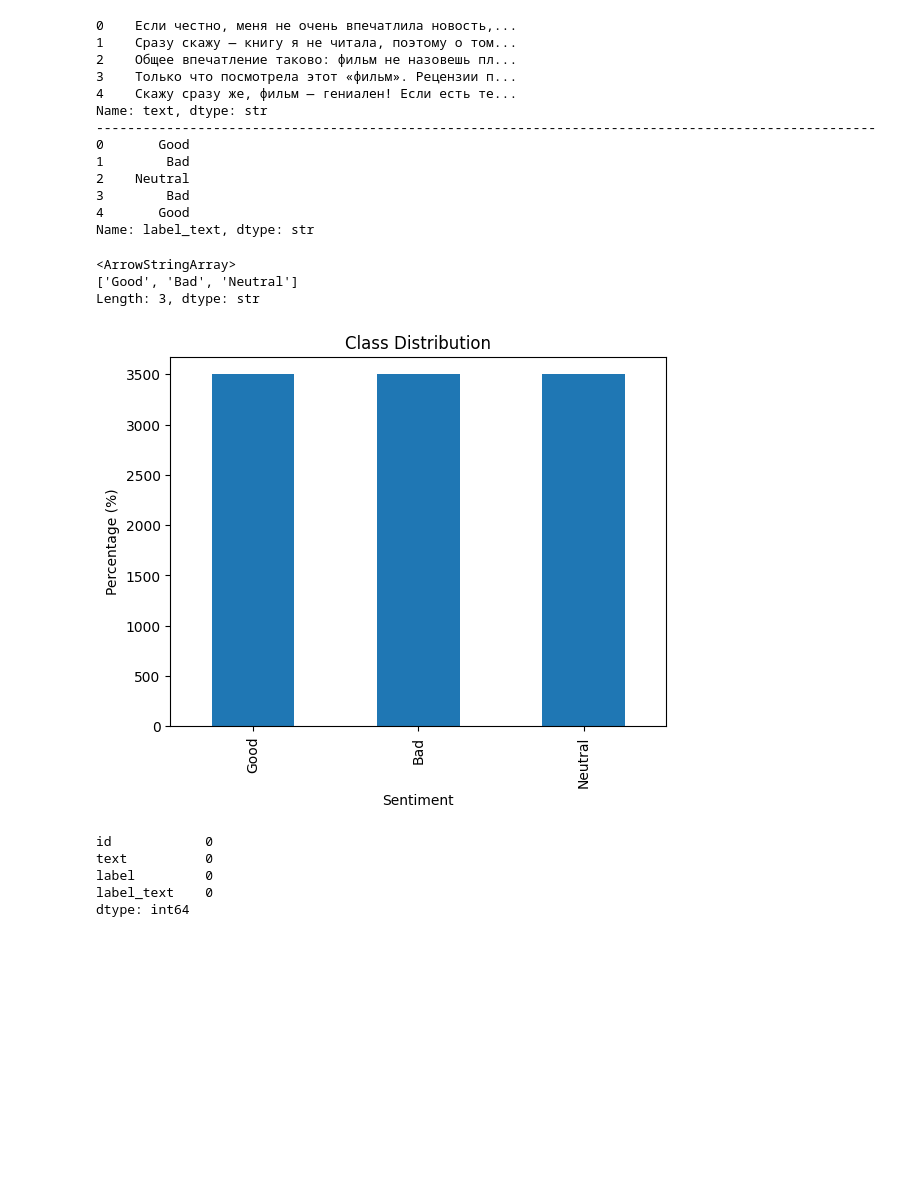
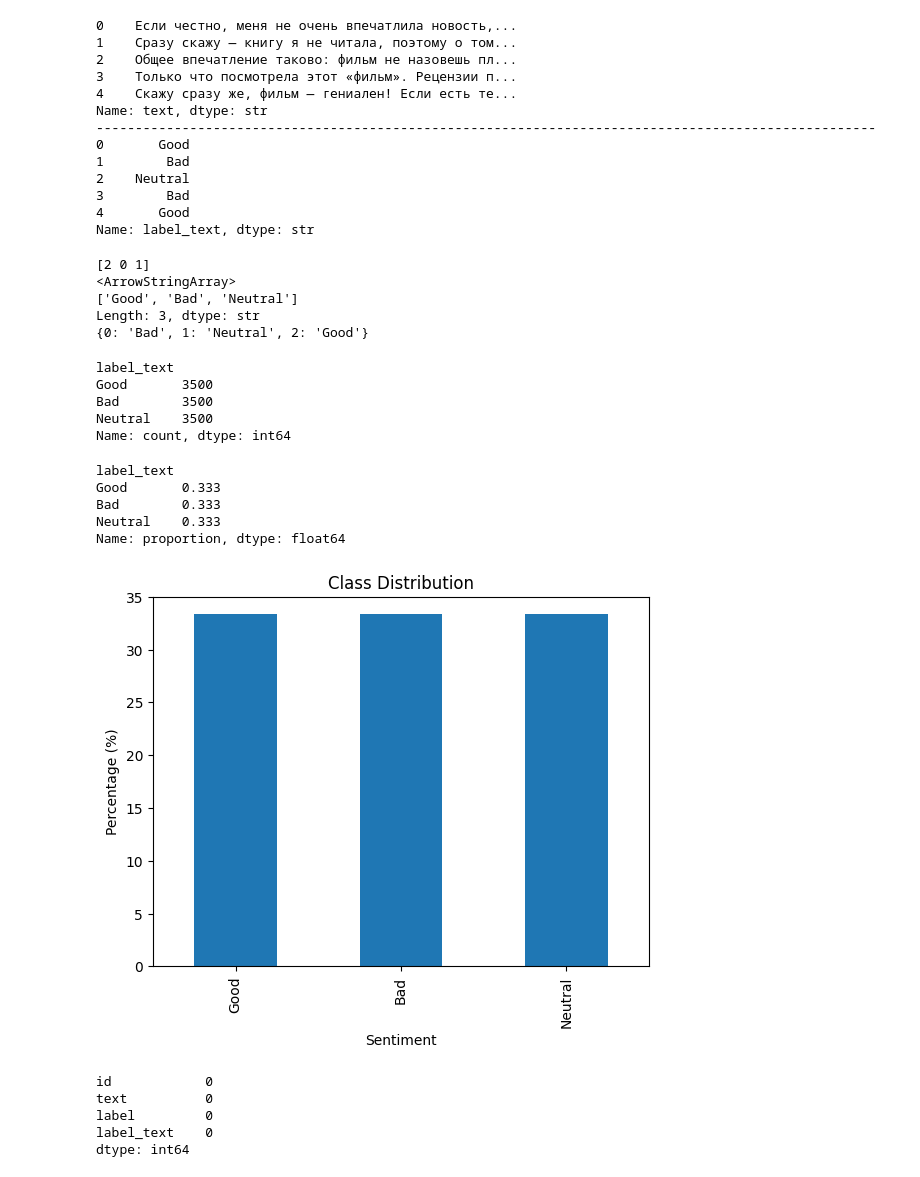
Before and after one commit to KrisTinaShch/kinopoisk_sentiment_analysis, a Jupyter notebook: kinopoisk_sentiment_analysis.ipynb, the cells around one changed output. Drawn from its saved outputs; the diff is of its cells as text; code cells hidden in the pictures; blank space fills up the shorter version.

```diff
--- a/kinopoisk_sentiment_analysis.ipynb
+++ b/kinopoisk_sentiment_analysis.ipynb
@@ -80,13 +73,14 @@ dataset["train"].features
  'label': Value('int64'),
  'label_text': Value('string')}
 # %%
-# store the column names in variables, so the rest of the notebook does not depend on hard-coded strings.
-TEXT_COL = train_df['text']
-LABEL_COL = train_df['label_text']
+# store the column names in variables, so the rest of the notebook does not depend on hard-coded strings
+TEXT_COL = "text"
+LABEL_COL = "label"
+LABEL_TEXT_COL = "label_text"
 
-print(TEXT_COL.head(5))
-print('-'*100)
-print(LABEL_COL.head(5))
+print(train_df[TEXT_COL].head(5))
+print("-" * 100)
+print(train_df[LABEL_TEXT_COL].head(5))
 # %% [output]
 0    Если честно, меня не очень впечатлила новость,...
 1    Сразу скажу — книгу я не читала, поэтому о том...
@@ -103,25 +97,50 @@ Name: text, dtype: str
 Name: label_text, dtype: str
 # %%
 # find the unique values of the target column
-LABEL_COL.unique()
+print(train_df[LABEL_COL].unique())
+print(train_df[LABEL_TEXT_COL].unique())
+
+# derive the label -> name mapping from the data instead of assuming it
+LABEL_NAMES = (train_df[[LABEL_COL, LABEL_TEXT_COL]]
+               .drop_duplicates()
+               .sort_values(LABEL_COL)
+               .set_index(LABEL_COL)[LABEL_TEXT_COL]
+               .to_dict())
+print(LABEL_NAMES)
 # %% [output]
+[2 0 1]
 <ArrowStringArray>
 ['Good', 'Bad', 'Neutral']
 Length: 3, dtype: str
+{0: 'Bad', 1: 'Neutral', 2: 'Good'}
 # %%
 # count how many samples belong to each class
-class_сounts = LABEL_COL.value_counts()
+class_counts = train_df[LABEL_TEXT_COL].value_counts()
+print(class_counts)
+# %% [output]
+label_text
+Good       3500
+Bad        3500
+Neutral    3500
+Name: count, dtype: int64
 # %%
 # check class balance
 # Print the proportion of each class and draw a bar chart.
+class_shares = train_df[LABEL_TEXT_COL].value_counts(normalize=True)
+print(class_shares.round(3))
 
-class_сounts.plot(kind="bar")
+(class_shares * 100).plot(kind="bar")
 
 plt.title("Class Distribution")
 plt.xlabel("Sentiment")
 plt.ylabel("Percentage (%)")
 plt.show()
 # %% [output]
+label_text
+Good       0.333
+Bad        0.333
+Neutral    0.333
+Name: proportion, dtype: float64
-[figure, old version]
+[figure, new version]
 # %%
 # look for missing values in the text and label columns
```
Also changed, not shown: parts of 19 cells of this notebook.
